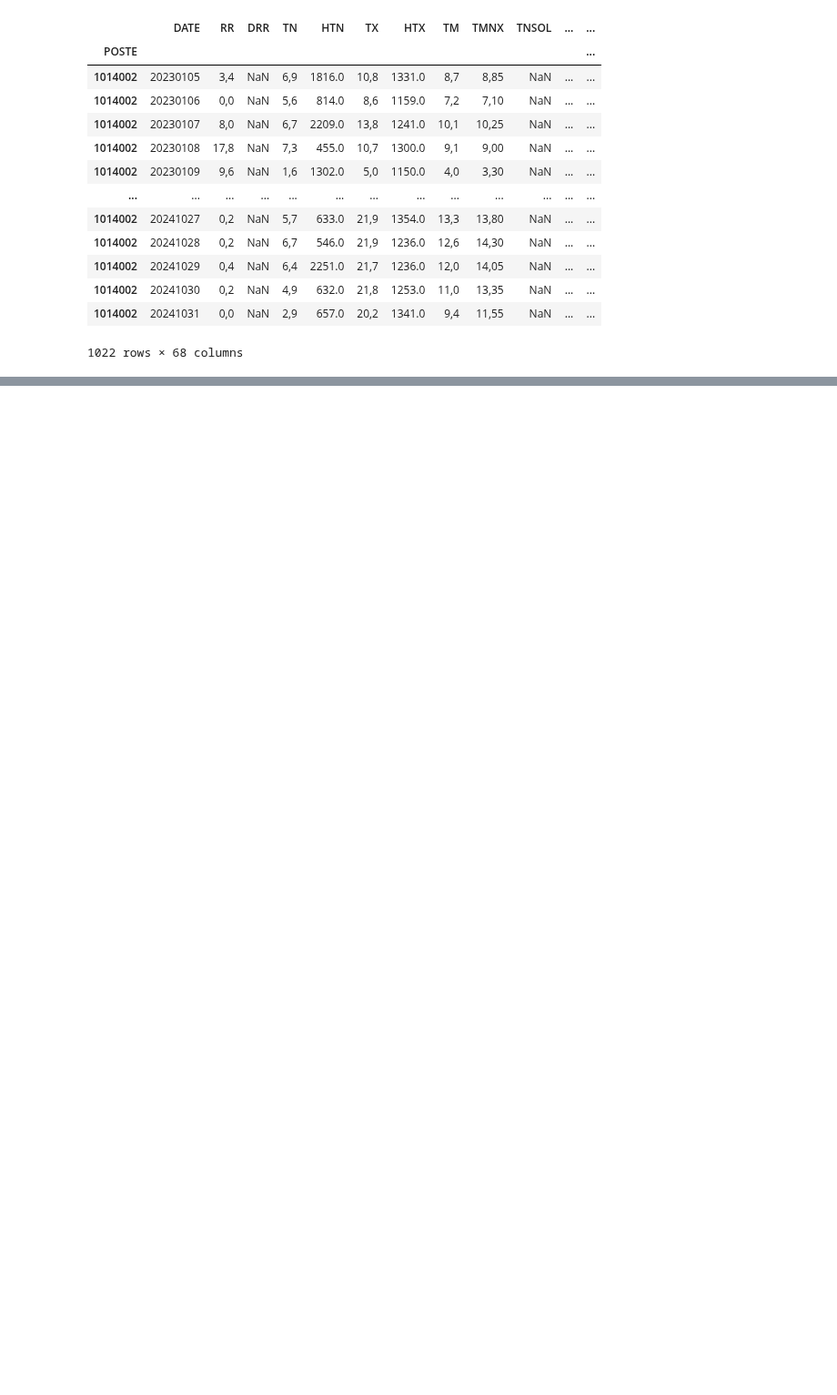
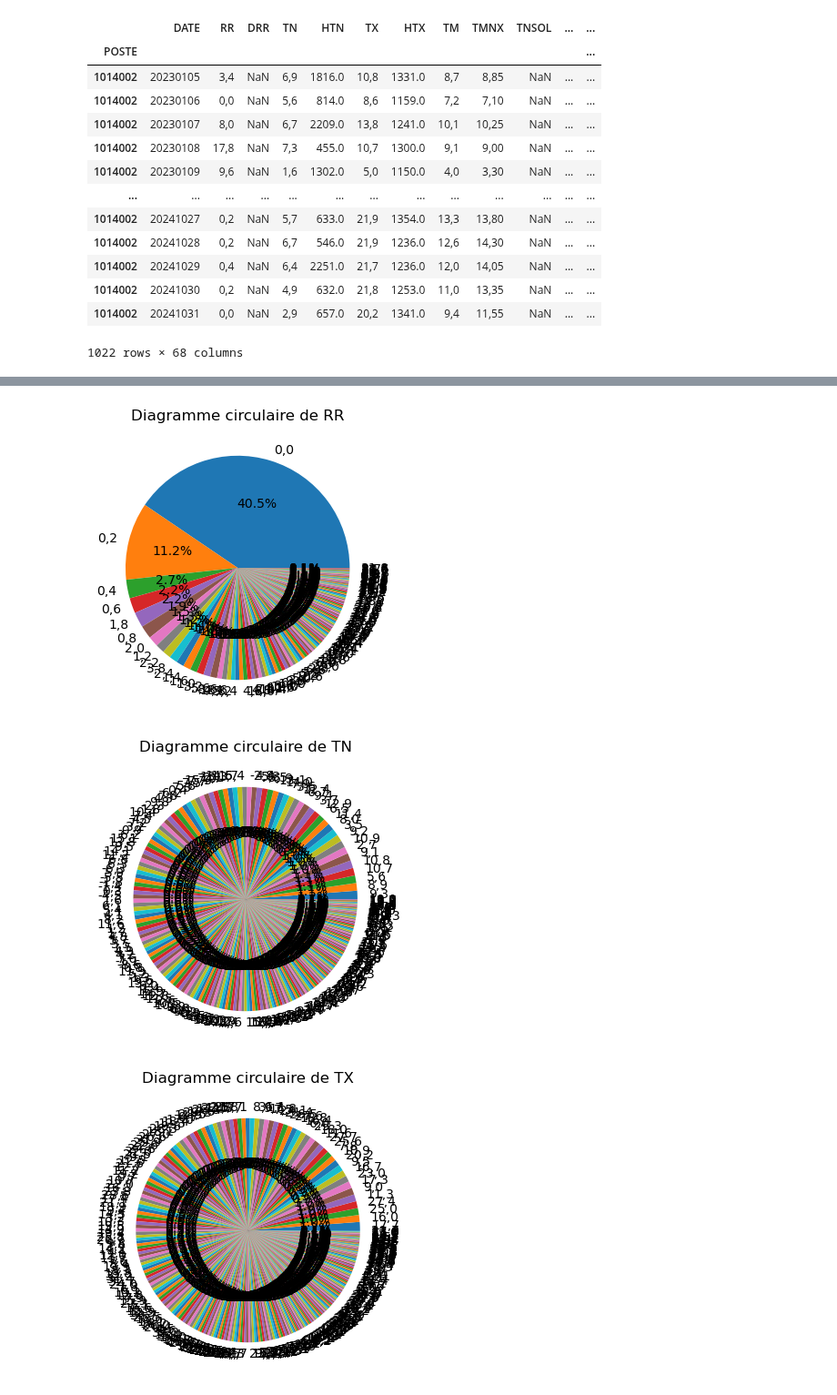
Before and after one commit to laureineCompaore/ProjetPython, a Jupyter notebook: Ana_exploratoire.ipynb, the cells around one changed output, grey strips where cells are left out. Shown at 91% size. Cells and saved outputs as stored; diff of their text form; code cells hidden in the pictures; blank space fills up the shorter version.

```diff
--- a/Ana_exploratoire.ipynb
+++ b/Ana_exploratoire.ipynb
@@ -20,0 +69,4 @@ df
+# %%
+# Sélectionner uniquement les variables qualitatives
+qualitative_variables = df_cleaned.select_dtypes(include=['object'])
+qualitative_variables.columns
@@ -20,0 +106,12 @@ df
+# %%
+# Créer un camembert pour chaque variable
+for col in qualitative_variables.columns:
+    f.plt.figure(figsize=(6, 4))  # Définir la taille de la figure
+    counts = df_cleaned[col].value_counts()  # Compter les occurrences de chaque valeur
+    f.plt.pie(counts, labels=counts.index, autopct='%1.1f%%')  # Créer le camembert
+    f.plt.title(f"Diagramme circulaire de {col}")  # Ajouter un titre
+    f.plt.show()  # Afficher le camembert
+# %% [output]
+[figure, added]
+[figure, added]
+[figure, added]
```
Also changed, not shown: parts of 7 cells of this notebook, 1 other file.
